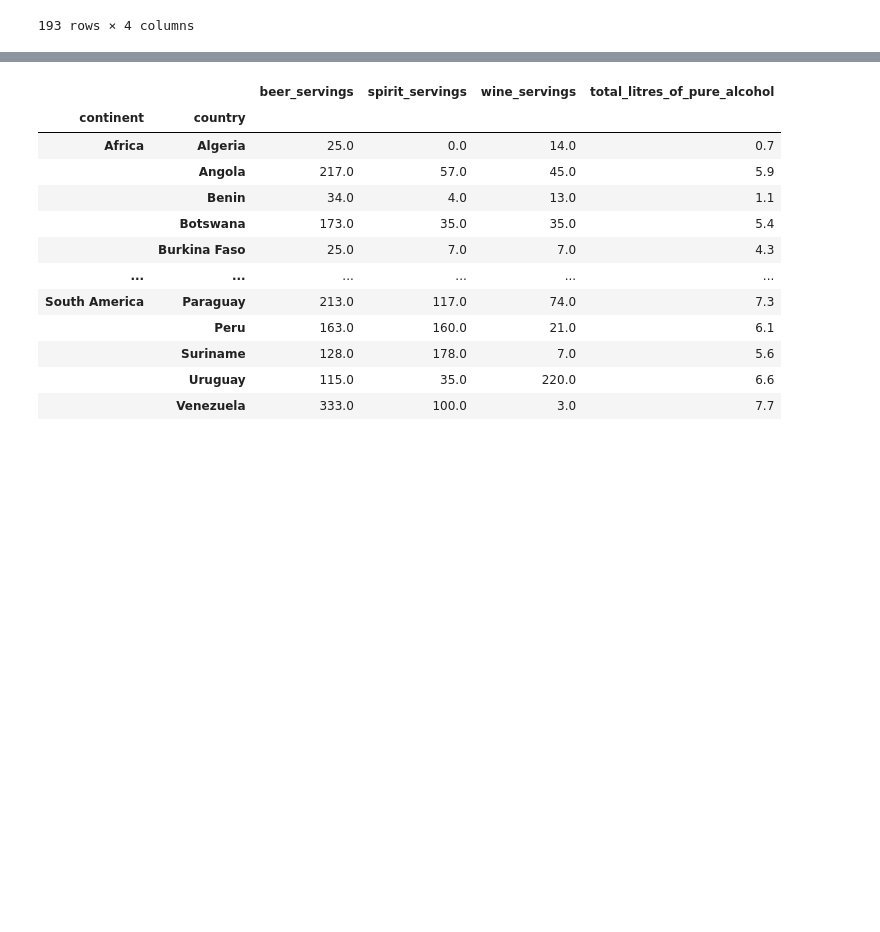
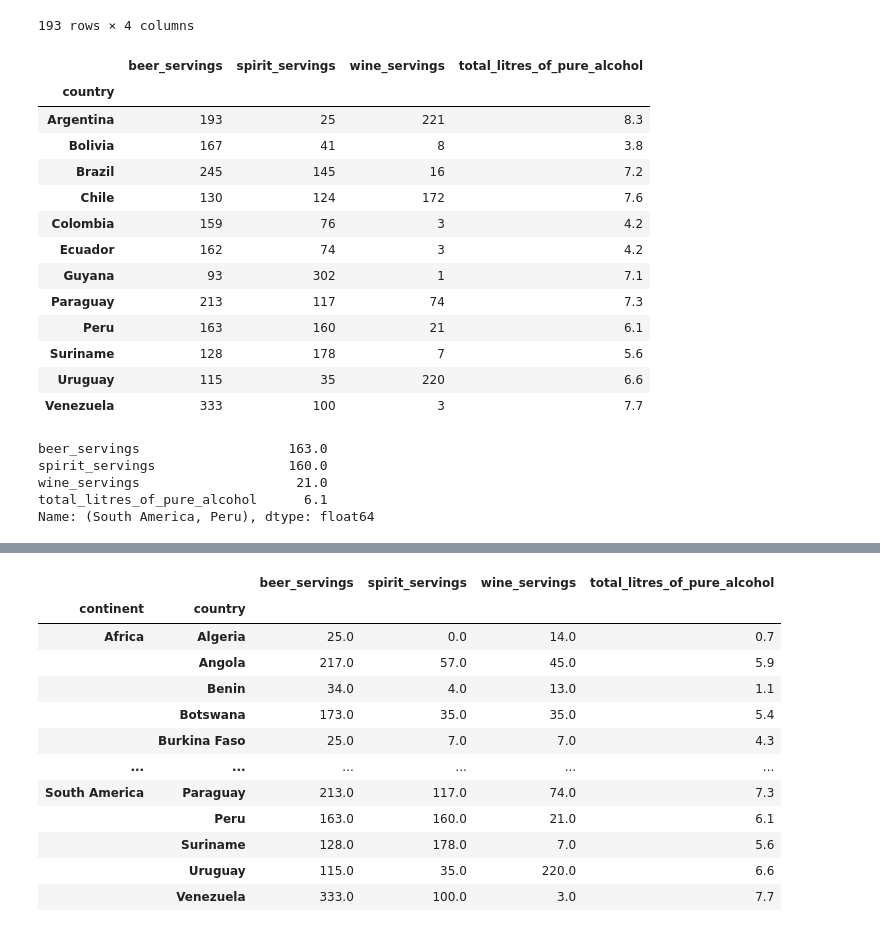
Before and after one commit to YuriHFlowers/WorkFileTheano, a Jupyter notebook: content/3.data_tools/pandas/01.drill/pandas_exercises/10_Indexing/Alcohol_counter/Exercises.ipynb, the cells around one changed output, grey strips where cells are left out. Drawn from its saved outputs; the diff is of its cells as text; code cells hidden in the pictures; blank space fills up the shorter version.

```diff
--- a/content/3.data_tools/pandas/01.drill/pandas_exercises/10_Indexing/Alcohol_counter/Exercises.ipynb
+++ b/content/3.data_tools/pandas/01.drill/pandas_exercises/10_Indexing/Alcohol_counter/Exercises.ipynb
@@ -162,3 +162,29 @@ complexIndex
 |  | Uruguay | 115 | 35 | 220 | 6.6 |
 |  | Venezuela | 333 | 100 | 3 | 7.7 |
 193 rows × 4 columns
+# %%
+complexIndex1 = complexIndex.loc['South America']
+complexIndex1
+# %% [output]
+|  | beer_servings | spirit_servings | wine_servings | total_litres_of_pure_alcohol |
+| country |  |  |  |  |
+| Argentina | 193 | 25 | 221 | 8.3 |
+| Bolivia | 167 | 41 | 8 | 3.8 |
+| Brazil | 245 | 145 | 16 | 7.2 |
+| Chile | 130 | 124 | 172 | 7.6 |
+| Colombia | 159 | 76 | 3 | 4.2 |
+| Ecuador | 162 | 74 | 3 | 4.2 |
+| Guyana | 93 | 302 | 1 | 7.1 |
+| Paraguay | 213 | 117 | 74 | 7.3 |
+| Peru | 163 | 160 | 21 | 6.1 |
+| Suriname | 128 | 178 | 7 | 5.6 |
+| Uruguay | 115 | 35 | 220 | 6.6 |
+| Venezuela | 333 | 100 | 3 | 7.7 |
+# %%
+complexIndex.loc[('South America','Peru') ,:]
+# %% [output]
+beer_servings                   163.0
+spirit_servings                 160.0
+wine_servings                    21.0
+total_litres_of_pure_alcohol      6.1
+Name: (South America, Peru), dtype: float64
```
Also changed, not shown: parts of 4 cells of this notebook, 41 other files.
